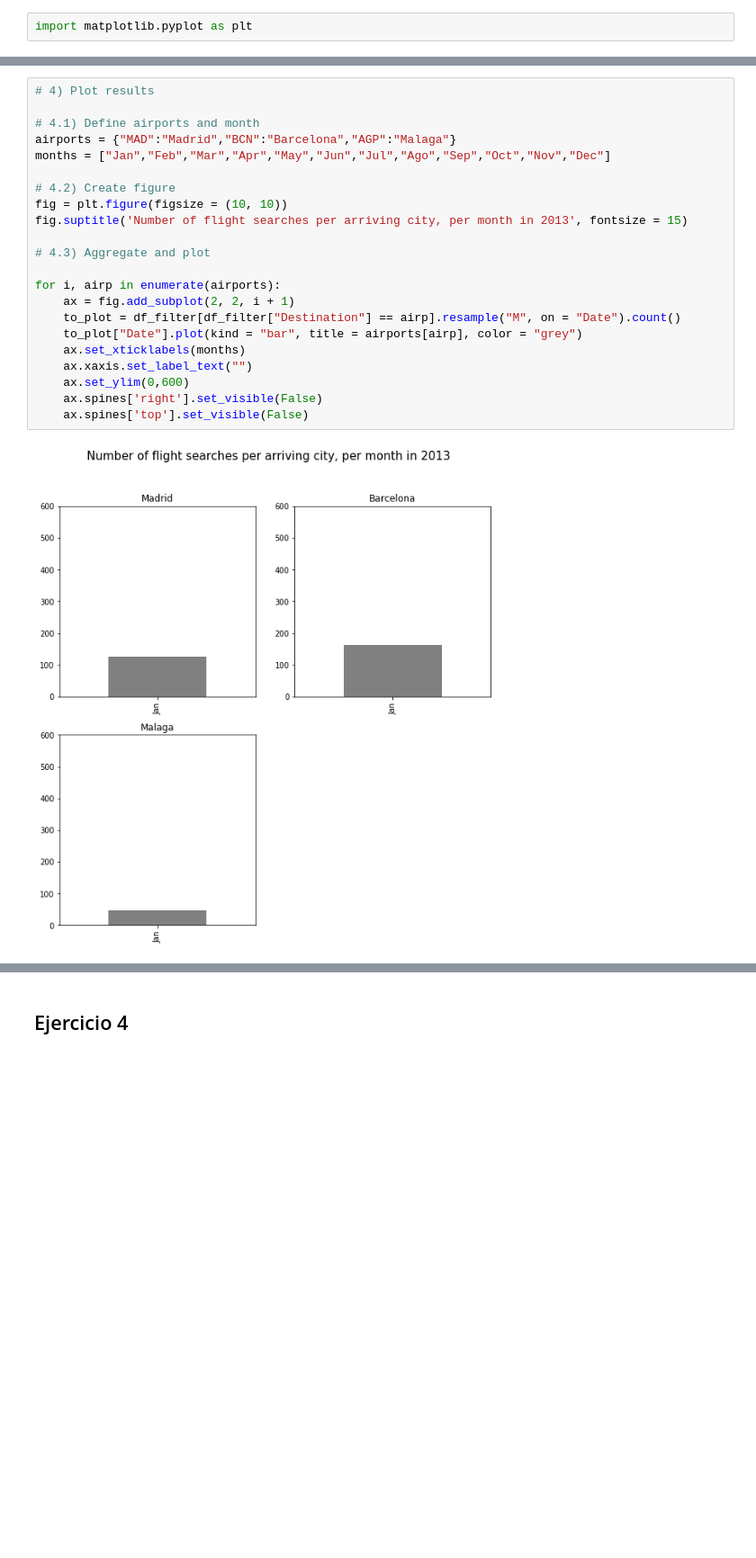
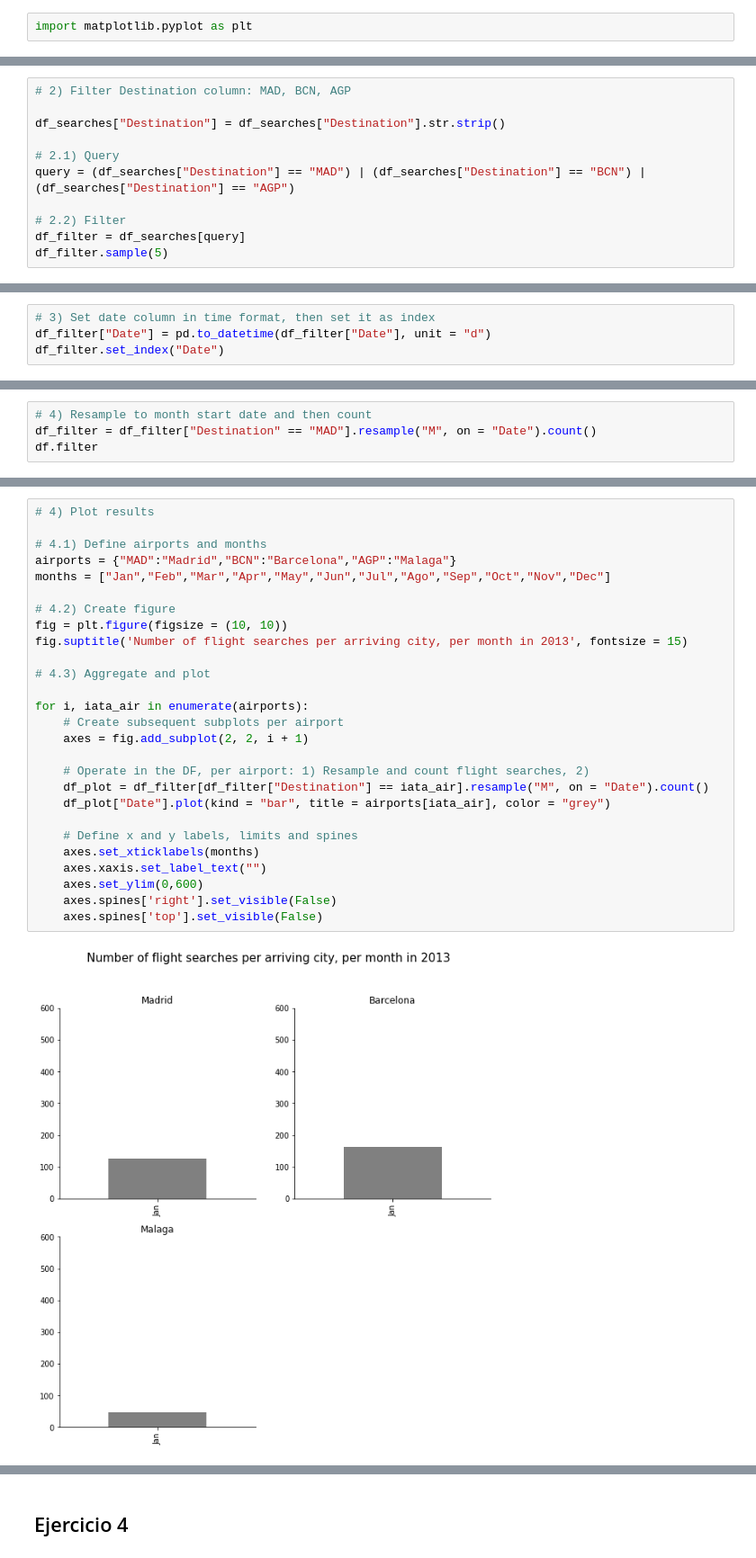
Before and after one commit to isabelpuche/Amadeus_Challenge, a Jupyter notebook: Amadeus_Challenge.ipynb, the cells around one changed output, grey strips where cells are left out. Shown: that part at 90% size. Saved outputs shown, nothing was run; the diff lists cells and outputs as text; blank space fills up the shorter version.

```diff
--- a/Amadeus_Challenge.ipynb
+++ b/Amadeus_Challenge.ipynb
@@ -355,0 +316,11 @@ import matplotlib.pyplot as plt
+# %%
+# 2) Filter Destination column: MAD, BCN, AGP
+
+df_searches["Destination"] = df_searches["Destination"].str.strip()
+
+# 2.1) Query
+query = (df_searches["Destination"] == "MAD") | (df_searches["Destination"] == "BCN") | (df_searches["Destination"] == "AGP")
+
+# 2.2) Filter
+df_filter = df_searches[query]
+df_filter.sample(5)
@@ -355,0 +334,4 @@ import matplotlib.pyplot as plt
+# %%
+# 3) Set date column in time format, then set it as index
+df_filter["Date"] = pd.to_datetime(df_filter["Date"], unit = "d")
+df_filter.set_index("Date")
@@ -355,0 +357,4 @@ import matplotlib.pyplot as plt
+# %%
+# 4) Resample to month start date and then count
+df_filter = df_filter["Destination" == "MAD"].resample("M", on = "Date").count()
+df.filter
@@ -356,27 +438,32 @@ import matplotlib.pyplot as plt
 # %%
 # 4) Plot results
 
-# 4.1) Define airports and month
+# 4.1) Define airports and months
 airports = {"MAD":"Madrid","BCN":"Barcelona","AGP":"Malaga"}
 months = ["Jan","Feb","Mar","Apr","May","Jun","Jul","Ago","Sep","Oct","Nov","Dec"]
 
 # 4.2) Create figure
 fig = plt.figure(figsize = (10, 10))
 fig.suptitle('Number of flight searches per arriving city, per month in 2013', fontsize = 15)
 
 # 4.3) Aggregate and plot
 
-for i, airp in enumerate(airports):
-    ax = fig.add_subplot(2, 2, i + 1)
-    to_plot = df_filter[df_filter["Destination"] == airp].resample("M", on = "Date").count()
-    to_plot["Date"].plot(kind = "bar", title = airports[airp], color = "grey")
-    ax.set_xticklabels(months)
-    ax.xaxis.set_label_text("")
-    ax.set_ylim(0,600)
-    ax.spines['right'].set_visible(False)
-    ax.spines['top'].set_visible(False)
+for i, iata_air in enumerate(airports):
+    # Create subsequent subplots per airport
+    axes = fig.add_subplot(2, 2, i + 1)
+
+    # Operate in the DF, per airport: 1) Resample and count flight searches, 2)
+    df_plot = df_filter[df_filter["Destination"] == iata_air].resample("M", on = "Date").count()
+    df_plot["Date"].plot(kind = "bar", title = airports[iata_air], color = "grey")
+
+    # Define x and y labels, limits and spines
+    axes.set_xticklabels(months)
+    axes.xaxis.set_label_text("")
+    axes.set_ylim(0,600)
+    axes.spines['right'].set_visible(False)
+    axes.spines['top'].set_visible(False)
 # %% [output]
-[figure, old version]
+[figure, new version]
 # %%
 # Plot monthly searches for arriving city in one figure:
 
```
Also changed, not shown: parts of 26 cells of this notebook.
